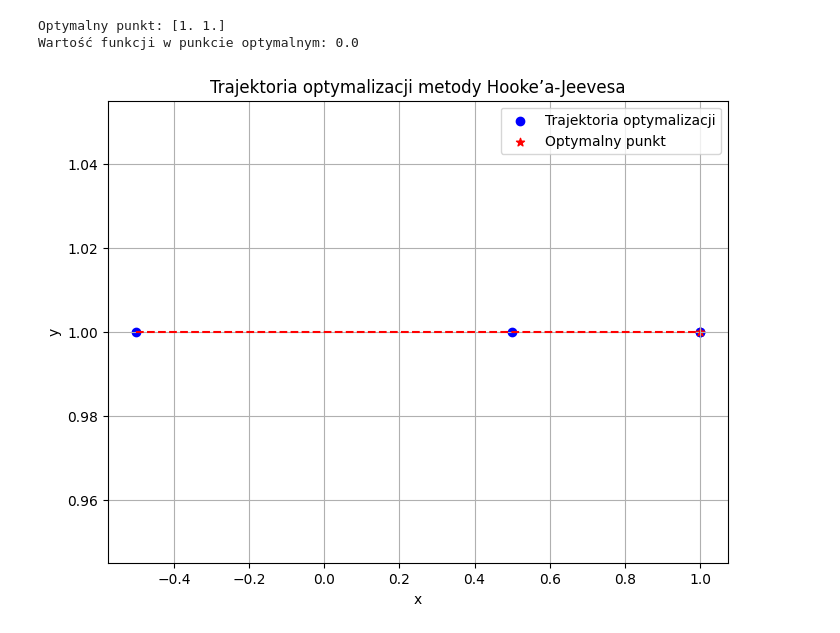
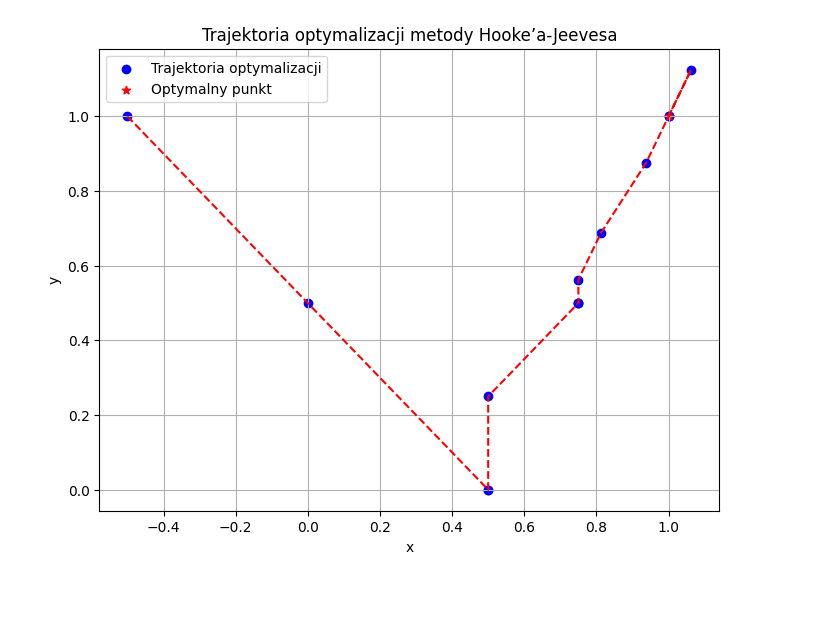
Before and after one commit to Szymqn/MetodyOptymalizacji, a Jupyter notebook: lab09/main.ipynb, the cells around one changed output. Drawn from its saved outputs; the diff is of its cells as text; code cells hidden in the pictures; blank space fills up the shorter version.

```diff
--- a/lab09/main.ipynb
+++ b/lab09/main.ipynb
@@ -11,7 +3,0 @@ import matplotlib.pyplot as plt
-# %%
-f = lambda x_1, x_2: 2.5 * (x_1 ** 2 - x_2) ** 2 + (1 - x_1) ** 2
-x0 = [-0.5, 1]
-e = 0.5
-beta = 0.5
-epsilon = 0.01
-n = 2
@@ -56,0 +4,11 @@ def hooke_jeeves(x0, n, e, beta, epsilon, max_iter=100):
+# %%
+def func(x, y):
+    return 2.5 * (x * x - y) * (x * x - y) + (1 - x) * (1 - x)
+# %%
+xb = xb0 = x0 = [-0.5, 1]
+wo1 = np.array([1, 0])
+wo2 = np.array([0, 1])
+e = 0.5
+beta = 0.5
+n = 2
+E = 0.01
@@ -56,0 +70,7 @@ def hooke_jeeves(x0, n, e, beta, epsilon, max_iter=100):
+# %%
+x, y, iterations, path = hook_jeeves(x0, xb, e, wo1, wo2, n, E, beta)
+path = np.array(path)
+
+print("x:", x)
+print("y:", y)
+print("Iteracje:", iterations)
@@ -57,21 +95,13 @@ def hooke_jeeves(x0, n, e, beta, epsilon, max_iter=100):
 # %%
-opt_point, path = hooke_jeeves(x0, n, e, beta, epsilon)
-path = np.array(path)
-
-print("Optymalny punkt:", opt_point)
-print("Wartość funkcji w punkcie optymalnym:", f(*opt_point))
-
 plt.figure(figsize=(8, 6))
 plt.scatter(path[:, 0], path[:, 1], c='blue', label='Trajektoria optymalizacji')
 plt.plot(path[:, 0], path[:, 1], 'r--')
-plt.scatter([opt_point[0]], [opt_point[1]], c='red', marker='*', label='Optymalny punkt')
+plt.scatter([x], [y], c='red', marker='*', label='Optymalny punkt')
 plt.title('Trajektoria optymalizacji metody Hooke’a-Jeevesa')
 plt.xlabel('x')
 plt.ylabel('y')
 plt.legend()
 plt.grid(True)
 plt.show()
 # %% [output]
-Optymalny punkt: [1. 1.]
-Wartość funkcji w punkcie optymalnym: 0.0
-[figure, old version]
+[figure, new version]
```
Also changed, not shown: parts of 4 cells of this notebook.
